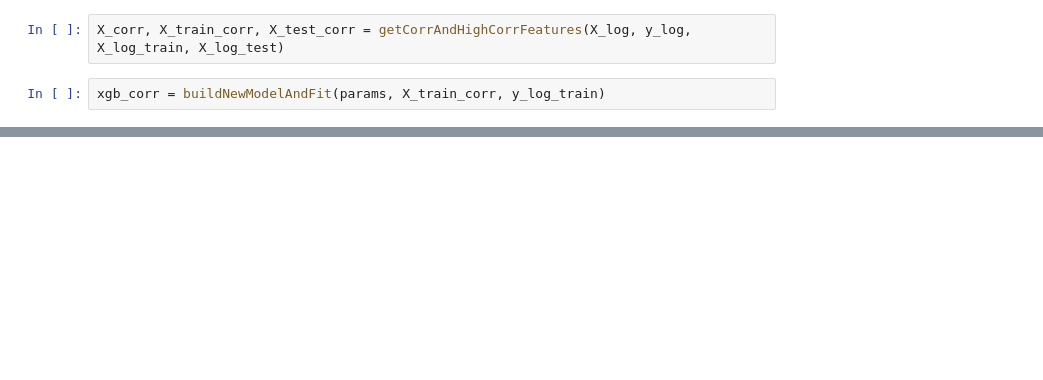
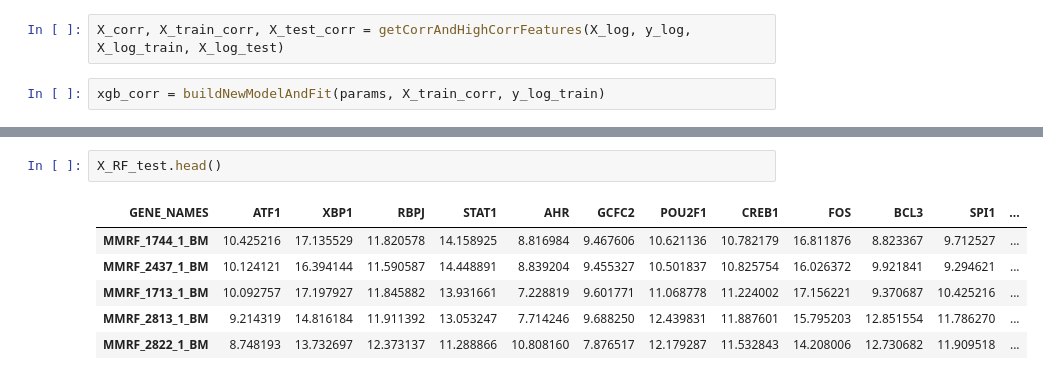
Before and after one commit to vishesh-sarinDXB/CD38_Predictor, a Jupyter notebook: Untitled.ipynb, the cells around one changed output, grey strips where cells are left out. Saved outputs shown, nothing was run; the diff lists cells and outputs as text; blank space fills up the shorter version.

```diff
--- a/Untitled.ipynb
+++ b/Untitled.ipynb
@@ -36,0 +78,9 @@ permImportance()
+# %%
+X_RF_test.head()
+# %% [output]
+| GENE_NAMES | ATF1 | XBP1 | RBPJ | STAT1 | AHR | GCFC2 | POU2F1 | CREB1 | FOS | BCL3 | SPI1 | ... |
+| MMRF_1744_1_BM | 10.425216 | 17.135529 | 11.820578 | 14.158925 | 8.816984 | 9.467606 | 10.621136 | 10.782179 | 16.811876 | 8.823367 | 9.712527 | ... |
+| MMRF_2437_1_BM | 10.124121 | 16.394144 | 11.590587 | 14.448891 | 8.839204 | 9.455327 | 10.501837 | 10.825754 | 16.026372 | 9.921841 | 9.294621 | ... |
+| MMRF_1713_1_BM | 10.092757 | 17.197927 | 11.845882 | 13.931661 | 7.228819 | 9.601771 | 11.068778 | 11.224002 | 17.156221 | 9.370687 | 10.425216 | ... |
+| MMRF_2813_1_BM | 9.214319 | 14.816184 | 11.911392 | 13.053247 | 7.714246 | 9.688250 | 12.439831 | 11.887601 | 15.795203 | 12.851554 | 11.786270 | ... |
+| MMRF_2822_1_BM | 8.748193 | 13.732697 | 12.373137 | 11.288866 | 10.808160 | 7.876517 | 12.179287 | 11.532843 | 14.208006 | 12.730682 | 11.909518 | ... |
```
Also changed, not shown: parts of 10 cells of this notebook, 1 other file.
